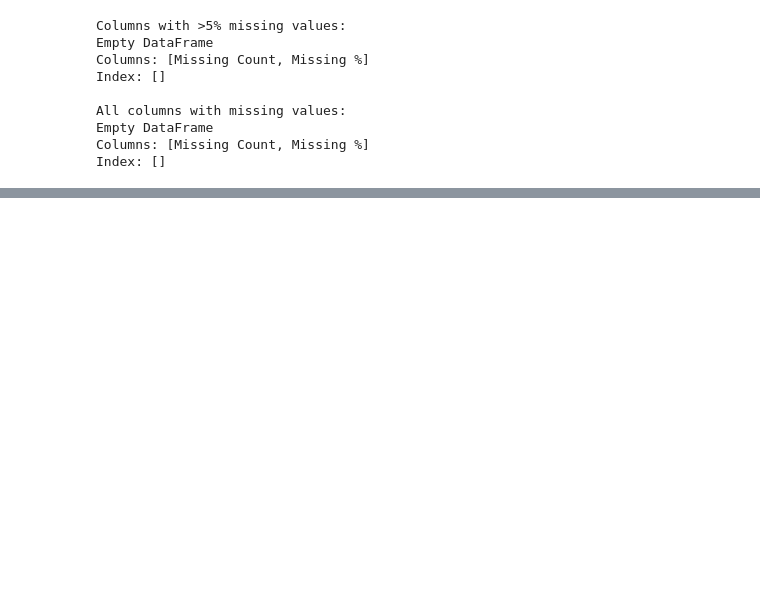
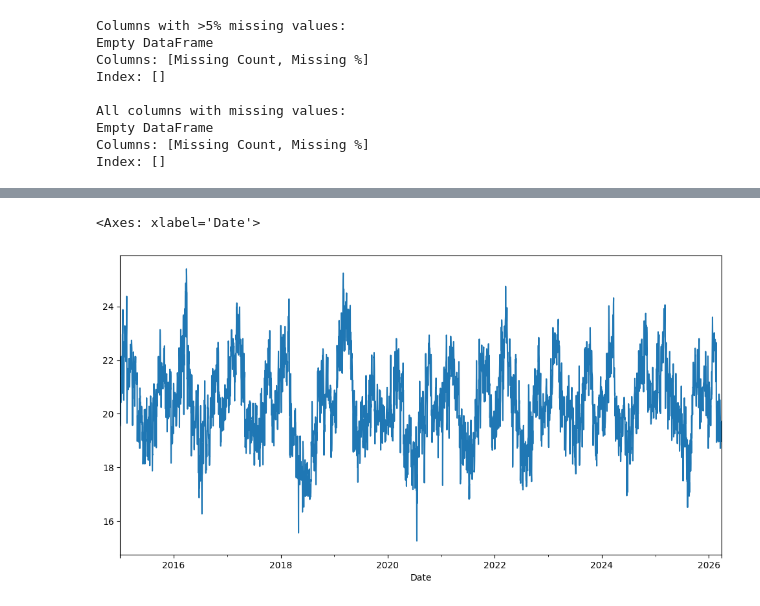
Before and after one commit to kal-endale/climate-challenge-week0, a Jupyter notebook: kenya_eda.ipynb, the cells around one changed output, grey strips where cells are left out. Cells and saved outputs as stored; diff of their text form; code cells hidden in the pictures; blank space fills up the shorter version.

```diff
--- a/kenya_eda.ipynb
+++ b/kenya_eda.ipynb
@@ -81,0 +108,7 @@ Index: []
+# %%
+monthly_temp = df.groupby("Date")["T2M"].mean()
+
+monthly_temp.plot(figsize=(12,6))
+# %% [output]
+<Axes: xlabel='Date'>
+[figure, added]
```
Also changed, not shown: parts of 7 cells of this notebook.
